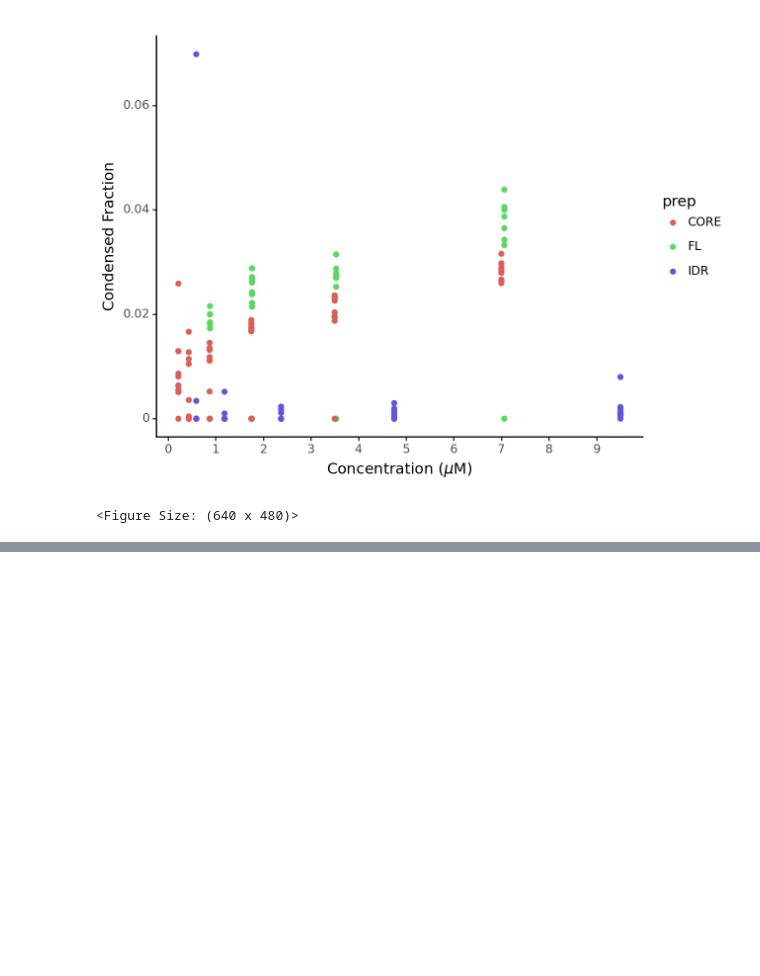
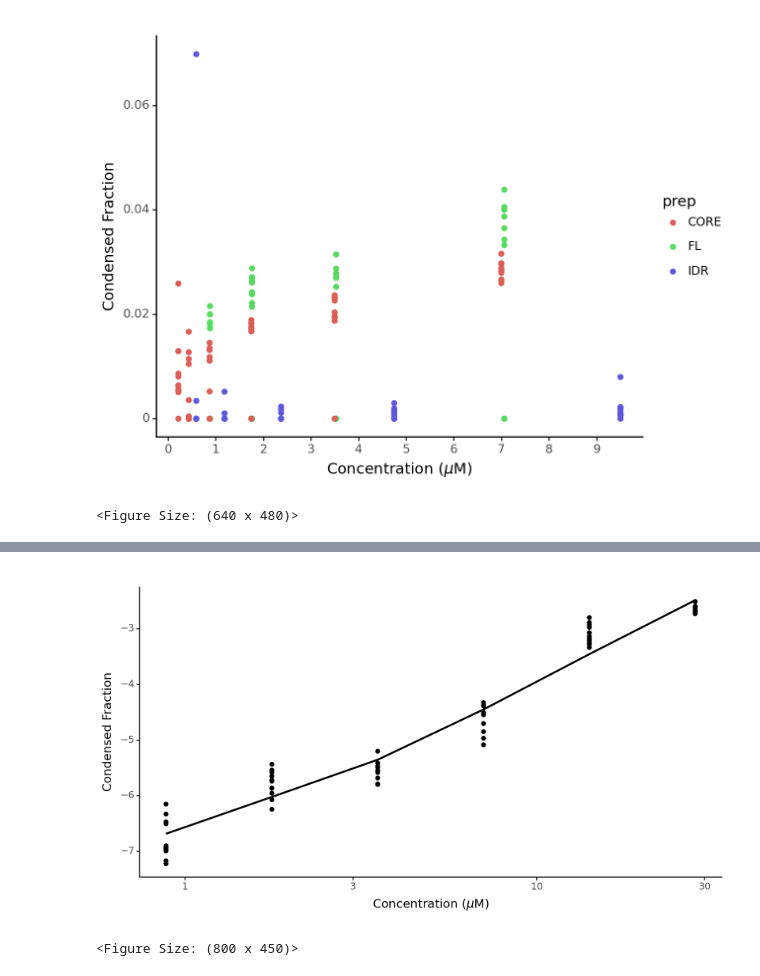
Before and after one commit to dlejeune/llps_analysis, a Jupyter notebook: analysis_sandbox.ipynb, the cells around one changed output, grey strips where cells are left out. Cells and saved outputs as stored; diff of their text form; code cells hidden in the pictures; blank space fills up the shorter version.

```diff
--- a/analysis_sandbox.ipynb
+++ b/analysis_sandbox.ipynb
@@ -90,3 +90,5 @@ plot
 <Figure Size: (640 x 480)>
 # %%
 pn.ggsave(plot, "all_output_2.png", dpi=1200, width=6, height=4, units="in", verbose=False)
+# %%
+condensed_fractions = pd.read_csv("data/condensed_fractions.csv")
@@ -92,0 +161,17 @@ pn.ggsave(plot, "all_output_2.png", dpi=1200, width=6, height=4, units="in", ver
+# %%
+condensed_fractions["conc"] = 113 / condensed_fractions["dir_name"]
+condensed_fractions["log_cf"] = np.log2(condensed_fractions["condensed_fraction"])
+# %%
+(
+        pn.ggplot(condensed_fractions, pn.aes(x="conc", y="log_cf"))
+        + pn.geom_point()
+        + pn.labs(x="Concentration ($\mu$M)", y="Condensed Fraction")
+        # Add more ticks on x axis
+        + pn.scale_x_log10()
+        + pn.theme_classic()
+        + pn.theme(figure_size=(8, 4.5))
+
+)
+# %% [output]
+[figure, added]
+<Figure Size: (800 x 450)>
```
Also changed, not shown: parts of 6 cells of this notebook, 2 other files.
